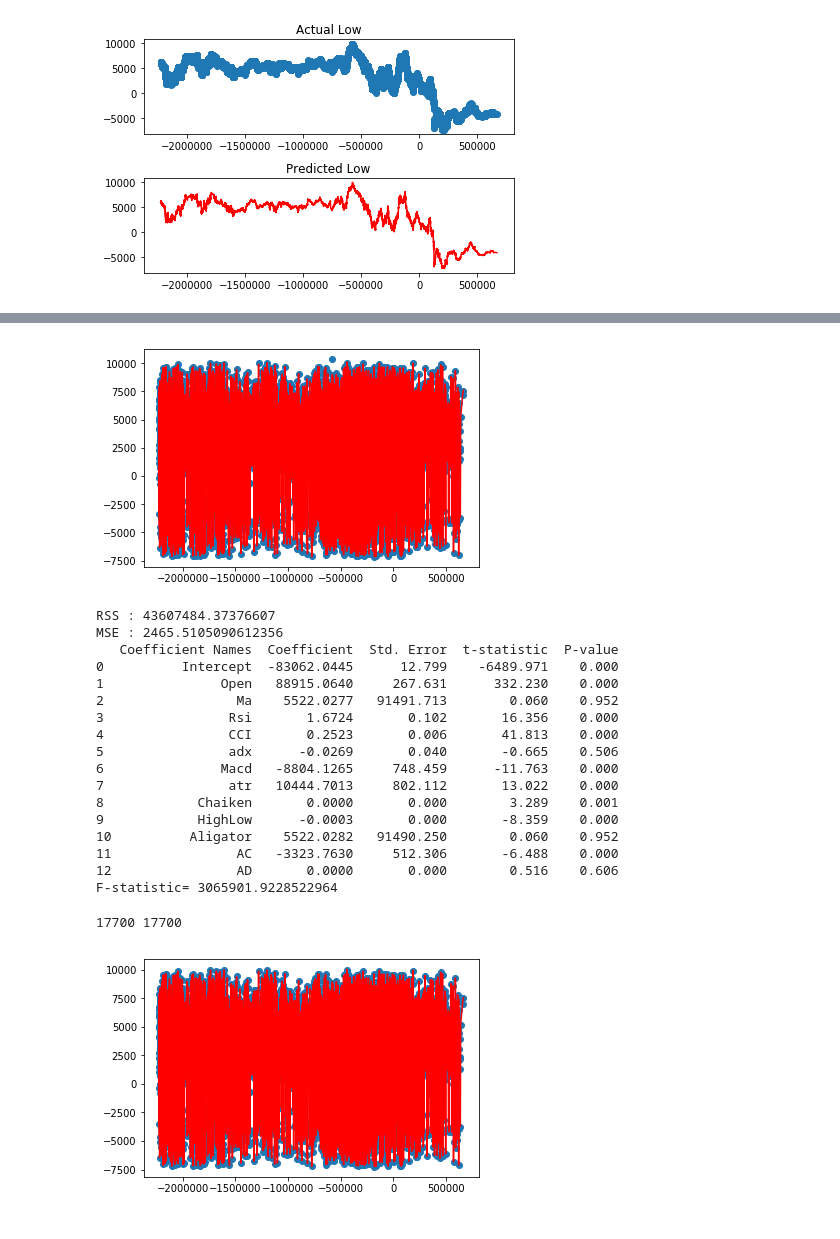
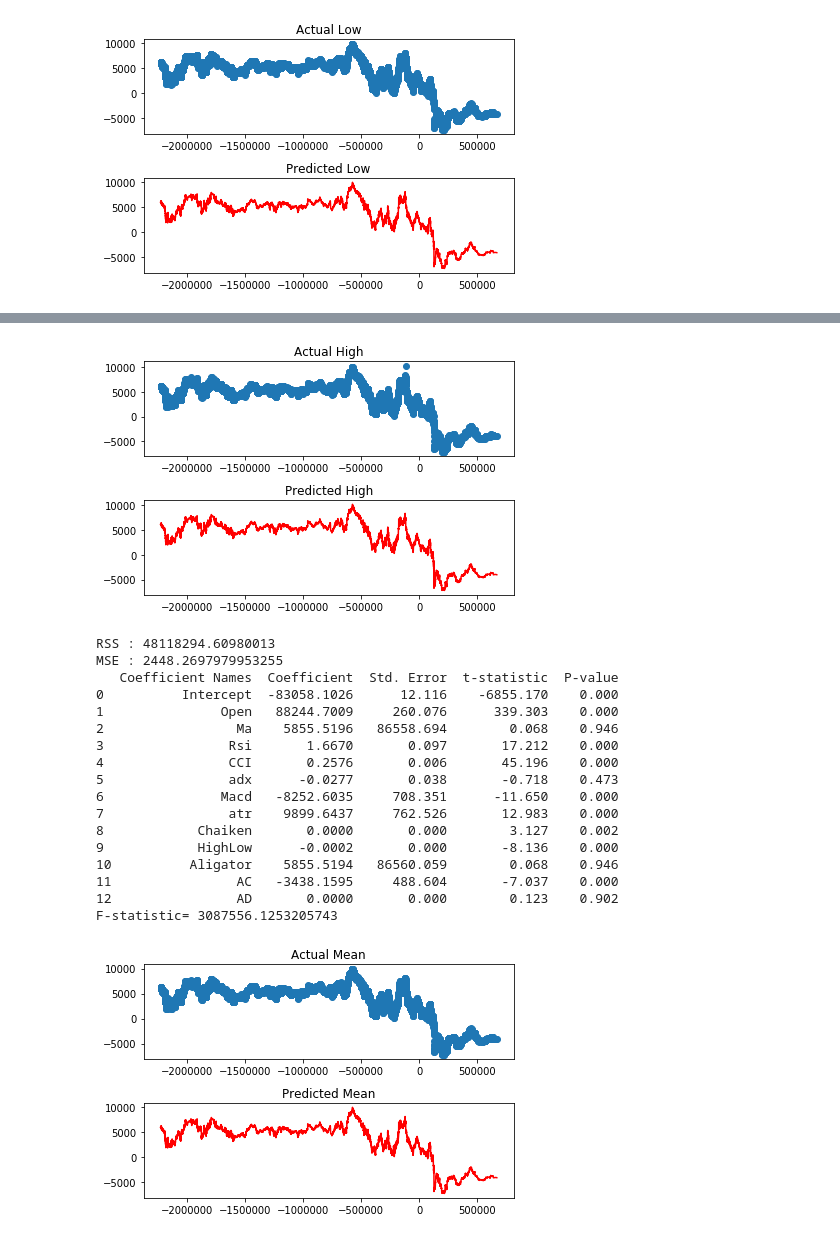
Before and after one commit to aminkhod/Forex_finance_analysis, a Jupyter notebook: Mean_Regression.ipynb, the cells around one changed output, grey strips where cells are left out. Drawn from its saved outputs; the diff is of its cells as text; code cells hidden in the pictures.

```diff
--- a/Mean_Regression.ipynb
+++ b/Mean_Regression.ipynb
@@ -172,10 +175,16 @@ highData.to_csv('High data prediction.csv',index=False)
 # %%
 # plot
 
-XX = highX_train[:,-1]
-plt.scatter(np.sort(XX) ,highy_train)
-plt.plot(np.sort(XX) ,highY_hat ,color='red');
+XX = X[:,-1]
+# plt.figure(figsize=(2, 2))
+f, (ax1, ax2) = plt.subplots(2,1)
+ax1.scatter(np.sort(XX) ,high)
+ax1.set_title('Actual High')
+ax2.plot(np.sort(XX) ,highY_hat ,color='red');
+ax2.set_title('Predicted High')
+
+plt.tight_layout()
 plt.show()
 # %% [output]
-[figure, old version]
+[figure, new version]
 # %%
@@ -190,19 +199,20 @@ X_copy=eurusdH4[eurusdH4.columns[3:15]]
 # X=X._values
 # y=y._values
 
-LRmodel.fit(meanX_train, meany_train)
+LRmodel.fit(X, mean)
 params = np.append(LRmodel.intercept_, LRmodel.coef_)
-meanY_hat = LRmodel.predict(meanX_train)
+meanY_hat = LRmodel.predict(X)
 Y_bar=LRmodel.intercept_
-newX = pd.DataFrame({"Constant":np.ones(len(meanX_train))}).join(pd.DataFrame(meanX_train))
+newX = pd.DataFrame({"Constant":np.ones(len(X))}).join(pd.DataFrame(X))
 dfDirty = newX+0.00001*np.random.rand(len(newX['Constant']), 13)
 newX = dfDirty
-RSS= sum((meany_train-meanY_hat)**2)
+newX=newX.astype("Float64")
+RSS= sum((mean-meanY_hat)**2)
 print('RSS : ' + str(RSS))
-TSS= sum((meany_train-Y_bar)**2)
-MSE = (sum((meany_train - meanY_hat) ** 2)) / (len(newX) - len(newX.columns))
+TSS= sum((mean-Y_bar)**2)
+MSE = (sum((mean - meanY_hat) ** 2)) / (len(newX) - len(newX.columns))
 print('MSE : ' + str(MSE))
-F_statistic=((TSS-RSS)/len(meanX_train))/MSE
+F_statistic=((TSS-RSS)/len(X))/MSE
 var_b = MSE*(np.linalg.inv(np.dot(newX.T,newX)).diagonal())
 sd_b = np.sqrt(var_b)
 ts_b = params/ sd_b
@@ -220,22 +230,22 @@ myDF3["Coefficient Names"],myDF3["Coefficient"],myDF3["Std. Error"],myDF3["t-sta
 print(myDF3)
 print("F-statistic=",F_statistic )
 # %% [output]
-RSS : 43607484.37376607
-MSE : 2465.5105090612356
+RSS : 48118294.60980013
+MSE : 2448.2697979953255
    Coefficient Names  Coefficient  Std. Error  t-statistic  P-value
-0          Intercept  -83062.0445      12.799    -6489.971    0.000
-1               Open   88915.0640     267.631      332.230    0.000
-2                 Ma    5522.0277   91491.713        0.060    0.952
-3                Rsi       1.6724       0.102       16.356    0.000
-4                CCI       0.2523       0.006       41.813    0.000
-5                adx      -0.0269       0.040       -0.665    0.506
-6               Macd   -8804.1265     748.459      -11.763    0.000
-7                atr   10444.7013     802.112       13.022    0.000
-8            Chaiken       0.0000       0.000        3.289    0.001
-9            HighLow      -0.0003       0.000       -8.359    0.000
-10          Aligator    5522.0282   91490.250        0.060    0.952
-11                AC   -3323.7630     512.306       -6.488    0.000
-12                AD       0.0000       0.000        0.516    0.606
-F-statistic= 3065901.9228522964
+0          Intercept  -83058.1026      12.116    -6855.170    0.000
+1               Open   88244.7009     260.076      339.303    0.000
+2                 Ma    5855.5196   86558.694        0.068    0.946
+3                Rsi       1.6670       0.097       17.212    0.000
+4                CCI       0.2576       0.006       45.196    0.000
+5                adx      -0.0277       0.038       -0.718    0.473
+6               Macd   -8252.6035     708.351      -11.650    0.000
+7                atr    9899.6437     762.526       12.983    0.000
+8            Chaiken       0.0000       0.000        3.127    0.002
+9            HighLow      -0.0002       0.000       -8.136    0.000
+10          Aligator    5855.5194   86560.059        0.068    0.946
+11                AC   -3438.1595     488.604       -7.037    0.000
+12                AD       0.0000       0.000        0.123    0.902
+F-statistic= 3087556.1253205743
 # %%
 meanData = []
@@ -247,14 +259,18 @@ meanData.to_csv('Mean data prediction.csv',index=False)
 # %%
 # plot
 
-XX = meanX_train[:,-1]
-print(len(np.sort(XX)), len(meany_train))
-plt.scatter(np.sort(XX) ,meany_train)
-plt.plot(np.sort(XX) ,meanY_hat ,color='red');
+XX = X[:,-1]
+# plt.figure(figsize=(2, 2))
+f, (ax1, ax2) = plt.subplots(2,1)
+ax1.scatter(np.sort(XX) ,mean)
+ax1.set_title('Actual Mean')
+ax2.plot(np.sort(XX) ,meanY_hat ,color='red');
+ax2.set_title('Predicted Mean')
+
+plt.tight_layout()
 plt.show()
 # %% [output]
-17700 17700
-[figure, old version]
+[figure, new version]
 # %%
 
 print(len(meanY_hat), len(low))
```
Also changed, not shown: parts of 9 cells of this notebook, 6 other files.
